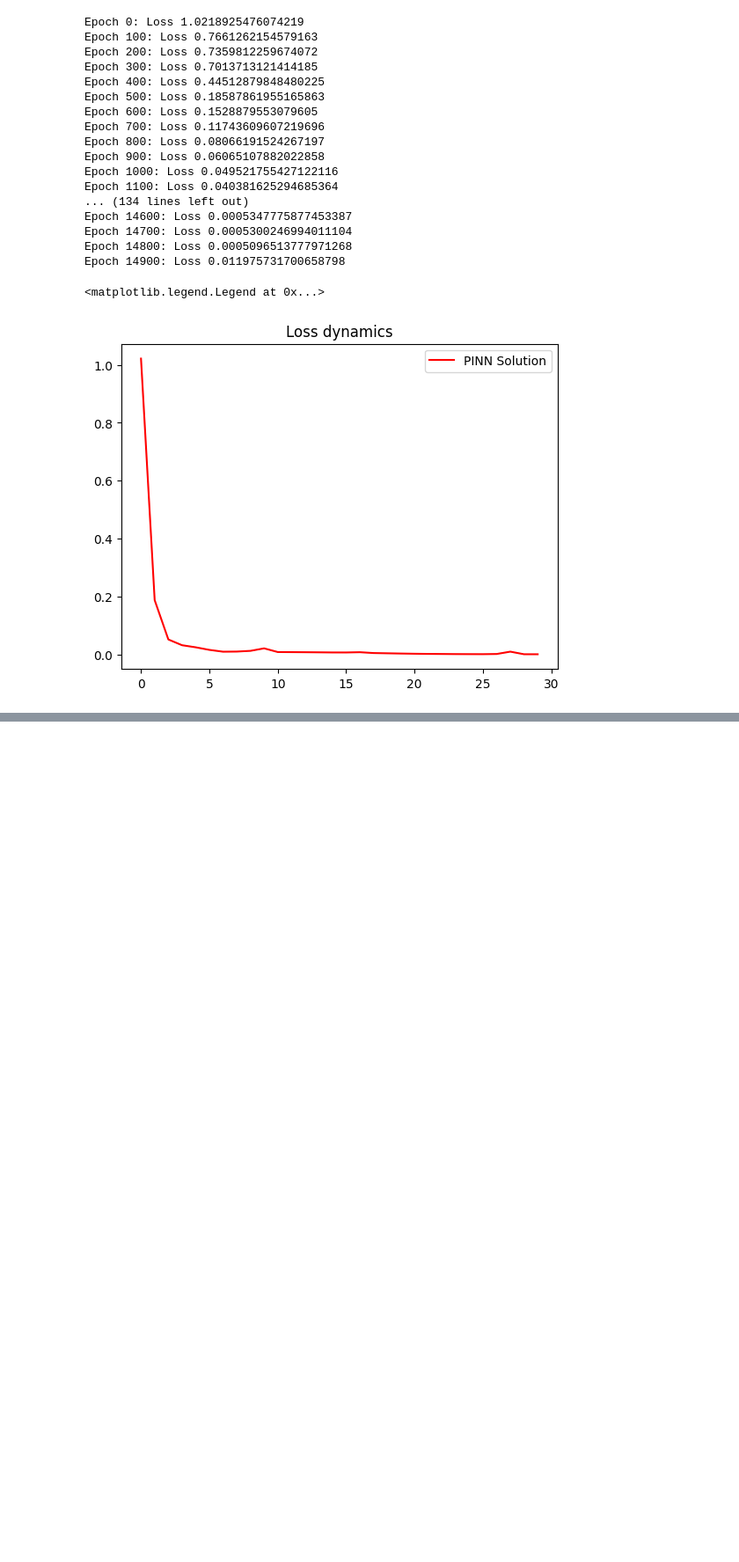
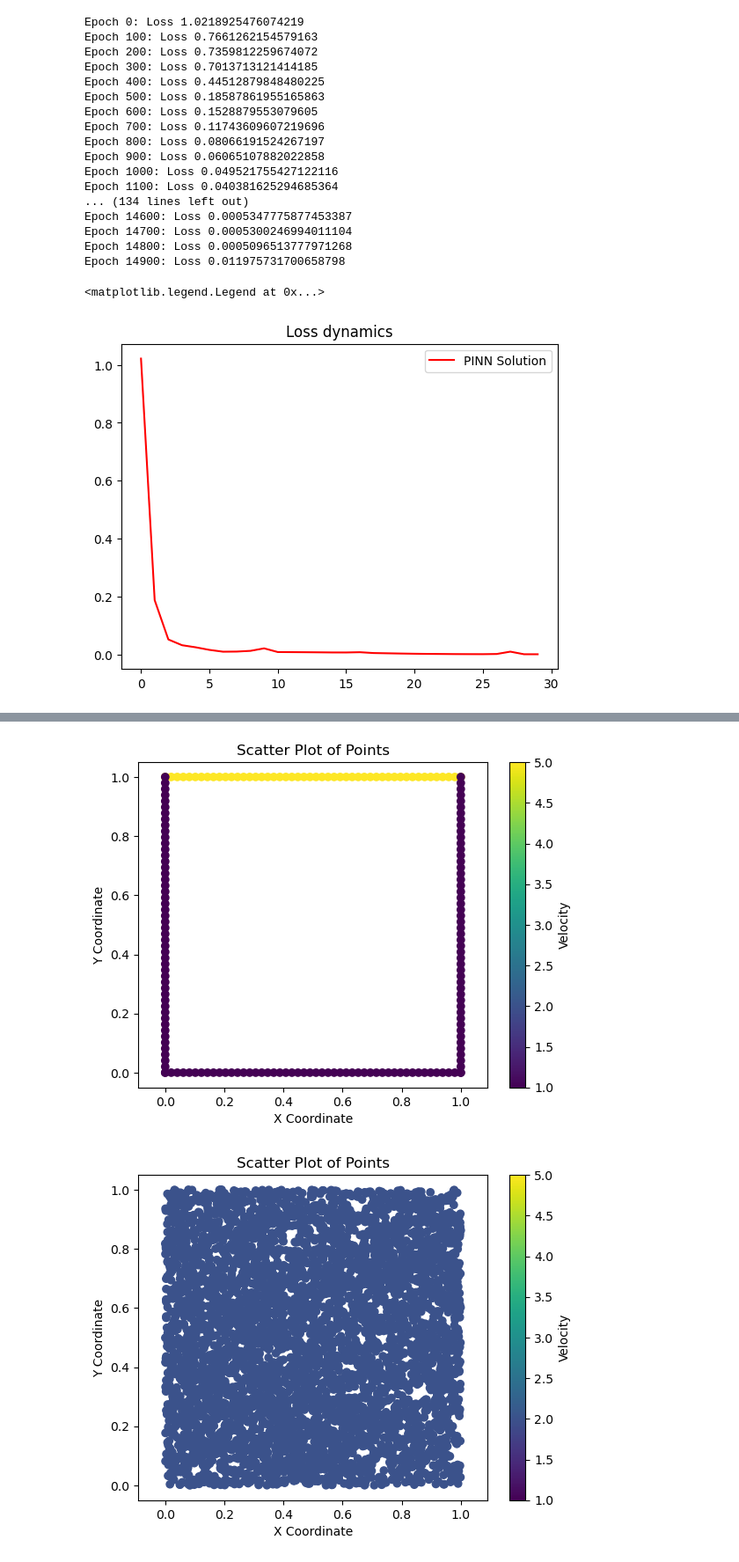
Before and after one commit to DikovAlexandr/PINN, a Jupyter notebook: OscillatorAndHeat.ipynb, the cells around one changed output, grey strips where cells are left out. Shown at 88% size. Drawn from its saved outputs; the diff is of its cells as text; code cells hidden in the pictures; blank space fills up the shorter version.

```diff
--- a/OscillatorAndHeat.ipynb
+++ b/OscillatorAndHeat.ipynb
@@ -540,0 +238,56 @@ plt.show()
+# %%
+def set_equation(square_size, num_points, T):
+    x_equation = np.linspace(0, square_size, num_points)
+    y_equation = np.linspace(0, square_size, num_points)
+    t_equation = np.linspace(0, 1, num_points)
+
+    x_equation = np.random.uniform(0, square_size, num_points)
+    y_equation = np.random.uniform(0, square_size, num_points)
+    t_equation = np.random.uniform(0, T, num_points)
+
+    class Equation:
+        def __init__(self, x, y, t):
+            self.x = x
+            self.y = y
+            self.t = t
+
+    equation = Equation(x_equation, y_equation, t_equation)
+
+    return equation
+# %%
+# Set temperatures at the edges [top, right, bottom, left]
+edge_temperatures = [5, 1, 1, 1]
+
+# Size of calculation area
+square_size = 1.0
+
+# Time of simulation
+T = 0.1
+
+# Number of points per edge
+num_points_per_edge = 50
+
+# Generate boundary conditions
+boundary_conditions = set_boundary_conditions(edge_temperatures, square_size, num_points_per_edge, T)
+
+# Number of points in calculation area
+num_points_initial = 5000
+
+# Generate initial conditions
+initial_conditions = set_initial_conditions(constant_initial_distribution, square_size, num_points_initial)
+
+# Number of points in equation
+num_points_equation = 10000
+
+# Generate equation
+equation = set_equation(square_size, num_points_equation, T)
+
+temperature_min = min(np.min(boundary_conditions.u), np.min(initial_conditions.u))
+temperature_max = max(np.max(boundary_conditions.u), np.max(initial_conditions.u))
+norm = Normalize(vmin=temperature_min, vmax=temperature_max)
+
+visualize_points(boundary_conditions.x, boundary_conditions.y, boundary_conditions.u, norm)
+visualize_points(initial_conditions.x, initial_conditions.y, initial_conditions.u, norm)
+# %% [output]
+[figure, added]
+[figure, added]
```
Also changed, not shown: parts of 37 cells of this notebook, 3 other files.
